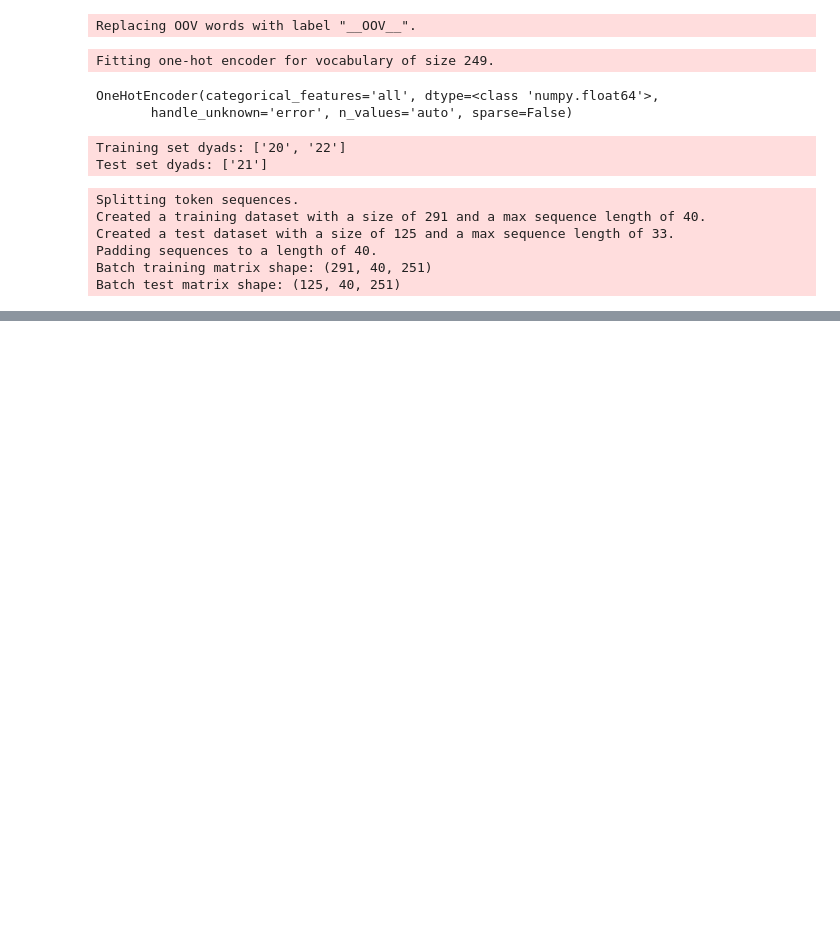
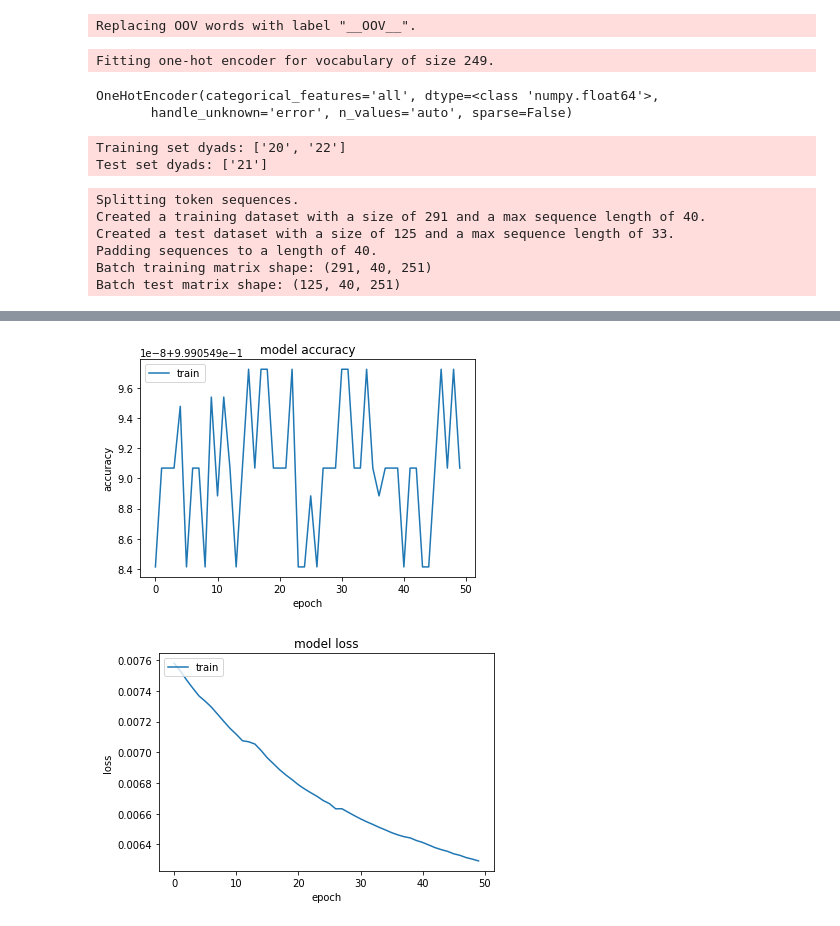
Before and after one commit to errantlinguist/tangrams-analysis, a Jupyter notebook: Notebooks/RNN sequences.ipynb, the cells around one changed output, grey strips where cells are left out. Drawn from its saved outputs; the diff is of its cells as text; code cells hidden in the pictures; blank space fills up the shorter version.

Commit message:
now visualizing accuracy and loss per epoch

```diff
--- a/Notebooks/RNN sequences.ipynb
+++ b/Notebooks/RNN sequences.ipynb
@@ -244,8 +259,13 @@ TypeError: 'NoneType' object is not iterable
 
 #training_data_generator = CIFAR10Sequence(training_x, training_y, 32)
 
+test_x, test_y = split_xy(test_matrix)
+print("Training X shape: {}".format(test_x.shape), file=sys.stderr)
+print("Training Y shape: {}".format(test_y.shape), file=sys.stderr)
+
 #model.fit(x=None, y=None, batch_size=None, epochs=1, verbose=1, callbacks=None, validation_split=0.0, validation_data=None, shuffle=True, class_weight=None, sample_weight=None, initial_epoch=0, steps_per_epoch=None, validation_steps=None)
-training_history = model.fit(training_x, training_y, epochs=1, verbose=1)
+#training_history = model.fit(training_x, training_y, epochs=1, verbose=1, validation_data=(test_x, test_y))
+training_history = model.fit(training_x, training_y, epochs=50, verbose=0, validation_data=(test_x, test_y))
 #for seq_idx in range(0, len(training_x)):
 #   seq_x = training_x[seq_idx]
 #    print(seq_x.shape)
@@ -287,3 +307,29 @@ Epoch 1/1
+# %%
+import matplotlib.pyplot as plt
+
+# https://machinelearningmastery.com/display-deep-learning-model-training-history-in-keras/
+
+# list all data in history
+#print(training_history.history.keys())
+# summarize history for accuracy
+plt.plot(training_history.history['acc'])
+plt.plot(training_history.history['val_acc'])
+plt.title('model accuracy')
+plt.ylabel('accuracy')
+plt.xlabel('epoch')
+plt.legend(['train', 'test'], loc='upper left')
+plt.show()
+# summarize history for loss
+plt.plot(training_history.history['loss'])
+plt.plot(training_history.history['val_loss'])
+plt.title('model loss')
+plt.ylabel('loss')
+plt.xlabel('epoch')
+plt.legend(['train', 'test'], loc='upper left')
+plt.show()
+# %% [output]
+[figure, added]
+[figure, added]
 # %%
 # test LSTM
 
```
Also changed, not shown: parts of 2 cells of this notebook.
